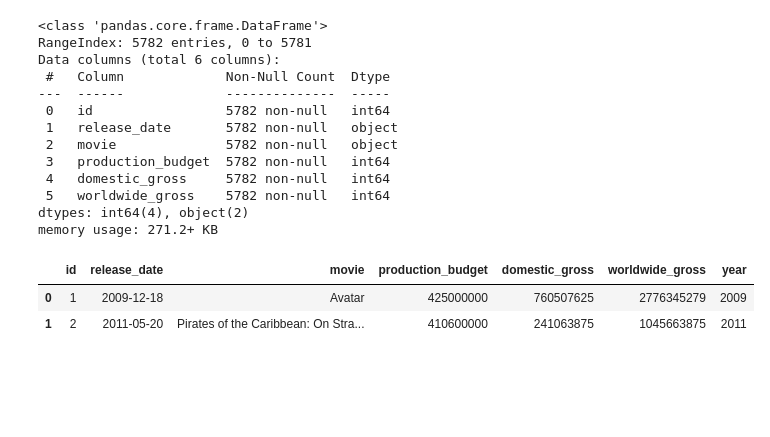
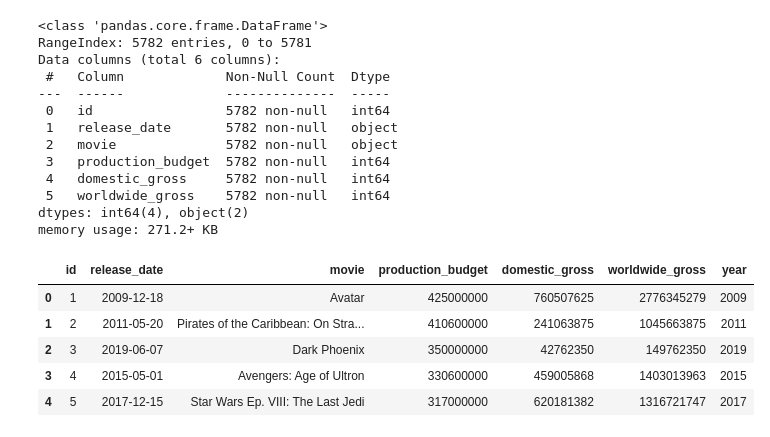
Before and after one commit to JuneHenia/Phase-2-Movie-Project, a Jupyter notebook: notebook/Movie Analysis Project.ipynb, the cells around one changed output. Drawn from its saved outputs; the diff is of its cells as text; code cells hidden in the pictures; blank space fills up the shorter version.

```diff
--- a/notebook/Movie Analysis Project.ipynb
+++ b/notebook/Movie Analysis Project.ipynb
@@ -300,13 +345,16 @@ memory usage: 271.2+ KB
 # %%
 # get the year on its own eg 2010 from the release_date column
 
 # Converting the release_date to datetime
 movie_budgets['release_date'] = pd.to_datetime(movie_budgets['release_date'])
 
 # Creating a new column called year and extracting the year from the column of release_date
 movie_budgets['year'] = movie_budgets['release_date'].dt.year
-movie_budgets.head(2)
+movie_budgets.head()
 # %% [output]
 |  | id | release_date | movie | production_budget | domestic_gross | worldwide_gross | year |
 | 0 | 1 | 2009-12-18 | Avatar | 425000000 | 760507625 | 2776345279 | 2009 |
 | 1 | 2 | 2011-05-20 | Pirates of the Caribbean: On Stra... | 410600000 | 241063875 | 1045663875 | 2011 |
+| 2 | 3 | 2019-06-07 | Dark Phoenix | 350000000 | 42762350 | 149762350 | 2019 |
+| 3 | 4 | 2015-05-01 | Avengers: Age of Ultron | 330600000 | 459005868 | 1403013963 | 2015 |
+| 4 | 5 | 2017-12-15 | Star Wars Ep. VIII: The Last Jedi | 317000000 | 620181382 | 1316721747 | 2017 |
```
Also changed, not shown: parts of 15 cells of this notebook.
